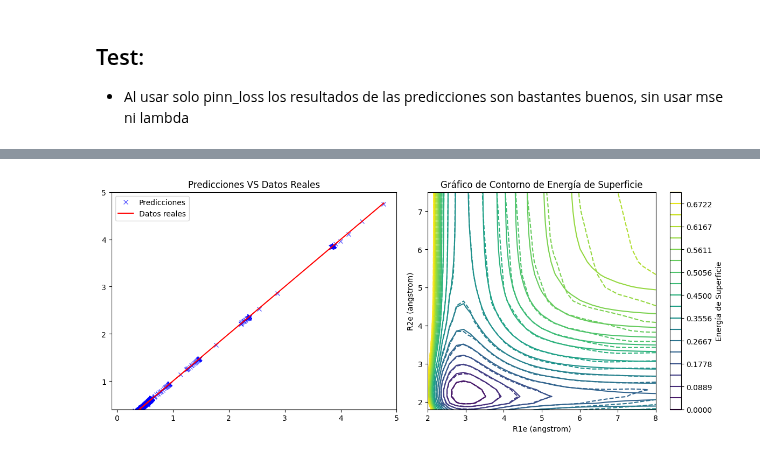
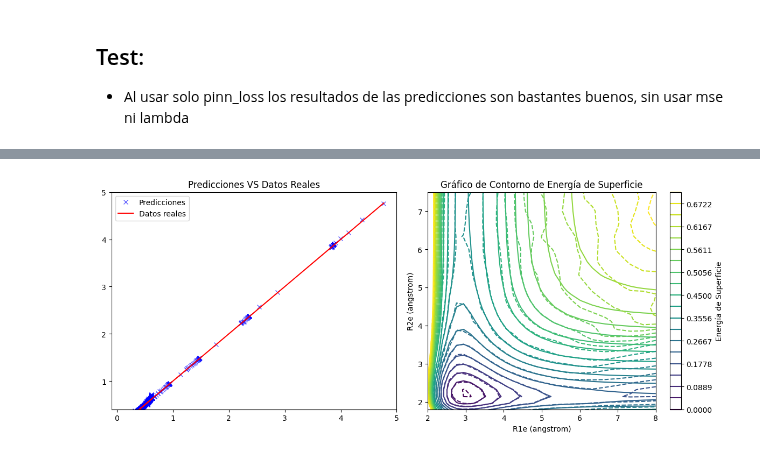
Before and after one commit to AstroDolan/ML-team, a Jupyter notebook: PINN-Thesis/Lambda-Testing/Lambda/PINN-Testing.ipynb, the cells around one changed output, grey strips where cells are left out. Saved outputs shown, nothing was run; the diff lists cells and outputs as text; code cells hidden in the pictures.

Commit message:
Mejoras graficos. Se debe testear con lambda0

```diff
--- a/PINN-Thesis/Lambda-Testing/Lambda/PINN-Testing.ipynb
+++ b/PINN-Thesis/Lambda-Testing/Lambda/PINN-Testing.ipynb
@@ -180,7 +180,7 @@ def potential_loss(y_true, y_pred):
     mse_loss = tf.reduce_mean(tf.square(y_pred - target))
     pinn_loss = tf.reduce_mean(tf.square(y_pred - vfitting))
 
-    numlambda = 0.8
+    numlambda = 0.6
     return mse_loss + numlambda * pinn_loss
 # %% [markdown]
 ## Test:
@@ -193,7 +193,7 @@ ep = 2000
 pv = 0.2
 loss_histories = {}
 y_preds = {}
-learning_rates = [0.001]
+learning_rates = [0.00001]
 
 for lr in learning_rates:
     opt = keras.optimizers.Adam(learning_rate=lr)
@@ -255,32 +255,32 @@ fig, (ax1, ax2) = plt.subplots(1, 2, figsize=(12,5))  # 1 fila, 2 columnas
 # --- Primer gráfico (Predicciones vs Datos reales) ---
 ax1.plot(df['V'], df1['predicted'],'x', label="Predicciones", color='blue', alpha=0.6)
 ax1.plot(df['V'], df['V'], color='red', label='Datos reales')
 ax1.legend()
 ax1.set_title("Predicciones VS Datos Reales")
 ax1.axis([-0.1,5,0.4,5])
 
 # --- Segundo gráfico (Contorno Energía de Superficie) ---
-v128 = np.load('2TrainPREDS_0.001_EPs2000_Lambda0.8.npy')
+v128 = np.load('TrainPREDS_1e-05_EPs2000_Lambda0.75.npy')
 Ncontours = 20
 R2e, R1e = np.meshgrid(q2, q1)
 energia_superficie = np.vectorize(V)(R1e, R2e, np.pi)
 energia_superficie1 =  v128[1,:].reshape(len(q2),len(q2))
 
 level_min = 0.0
 level_max = 0.7
 levels0 = np.concatenate((np.linspace(level_min,0.4,Ncontours-10), np.linspace(0.45,level_max,10)))
 
 ctreal = ax2.contour(R1e, R2e, energia_superficie, levels0, vmin=level_min, vmax=level_max)
 ctpred = ax2.contour(R1e, R2e, energia_superficie1, levels0, vmin=level_min, vmax=level_max, linestyles='dashed')
 
 fig.colorbar(ctreal, ax=ax2, label='Energía de Superficie')
 
 ax2.set_xlabel('R1e (angstrom)')
 ax2.set_ylabel('R2e (angstrom)')
 ax2.set_title('Gráfico de Contorno de Energía de Superficie')
 ax2.axis([2.0,8.0,1.8,7.5])
 
 plt.tight_layout()
 plt.show()
 # %% [output]
-[figure, old version]
+[figure, new version]
```
Also changed, not shown: parts of 3 cells of this notebook, 1 other file.
